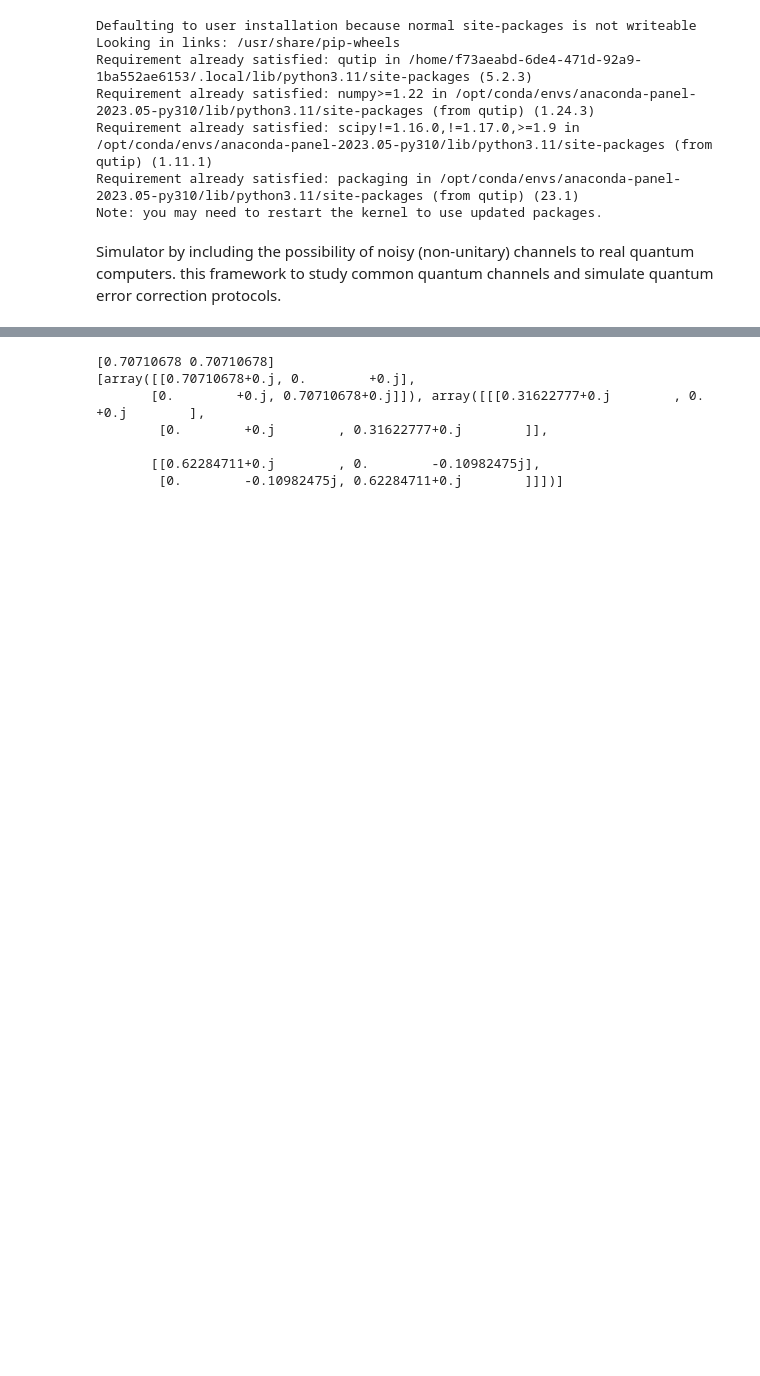
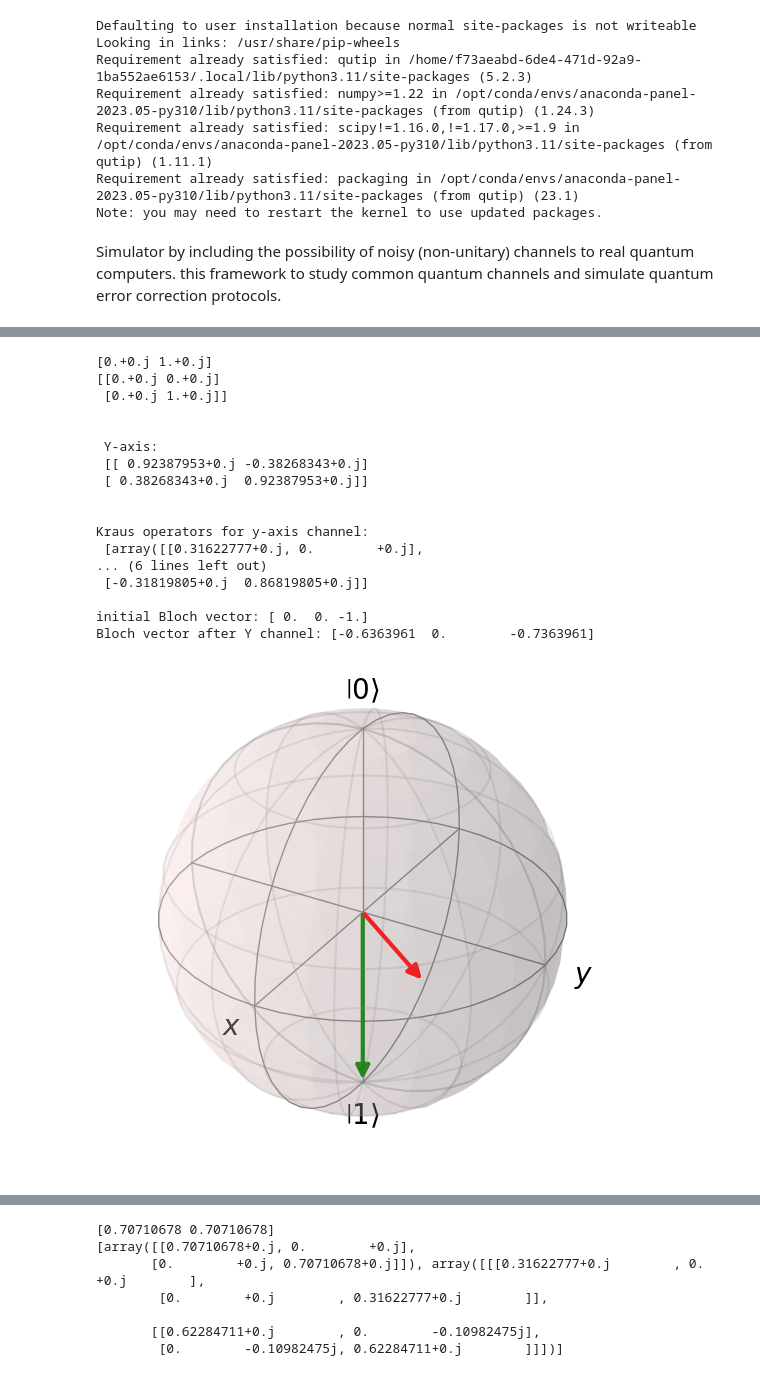
Before and after one commit to Abiyzelalem27/Quantum_Algorithms, a Jupyter notebook: Simulating_noisy_gate.ipynb, the cells around one changed output, grey strips where cells are left out. Cells and saved outputs as stored; diff of their text form; code cells hidden in the pictures; blank space fills up the shorter version.

```diff
--- a/Simulating_noisy_gate.ipynb
+++ b/Simulating_noisy_gate.ipynb
@@ -486,0 +351,61 @@ Bloch vector |-> after Z-channel: [-0.72175144 -0.67175144  0.        ]
+# %%
+import numpy as np
+from qutip import Bloch
+
+
+theta = np.pi / 4
+p = 0.9
+n = [0, 1, 0]
+
+psi = ket1()
+rho_in = np.outer(psi, psi.conj())
+
+print(psi)
+print(rho_in)
+
+R_y  = rotation_gate(theta, n)
+print()
+print("\n Y-axis:\n", R_y)
+
+print()
+kraus_y = rotation_channel(p, R_y)
+rho_y = apply_kraus(rho_in, kraus_y)
+
+
+print("\nKraus operators for y-axis channel:\n", kraus_y)
+print()
+print("\nDensity matrix after y channel:\n", rho_y)
+print()
+
+v_initial = bloch_vector(rho_in)
+v_y = bloch_vector(rho_y)
+
+print("initial Bloch vector:", v_initial)
+print("Bloch vector after Y channel:", v_y)
+
+
+b = Bloch()
+b.vector_color = ['green', 'red']
+b.add_vectors(v_initial)
+b.add_vectors(v_y)
+b.title = "Y-axis Random Rotation Channel Effect on |1>"
+b.show()
+# %% [output]
+[0.+0.j 1.+0.j]
+[[0.+0.j 0.+0.j]
+ [0.+0.j 1.+0.j]]
+
+
+ Y-axis:
+ [[ 0.92387953+0.j -0.38268343+0.j]
+ [ 0.38268343+0.j  0.92387953+0.j]]
+
+
+Kraus operators for y-axis channel:
+ [array([[0.31622777+0.j, 0.        +0.j],
+... (6 lines left out)
+ [-0.31819805+0.j  0.86819805+0.j]]
+
+initial Bloch vector: [ 0.  0. -1.]
+Bloch vector after Y channel: [-0.6363961  0.        -0.7363961]
+[figure, added]
```
Also changed, not shown: parts of 23 cells of this notebook.
